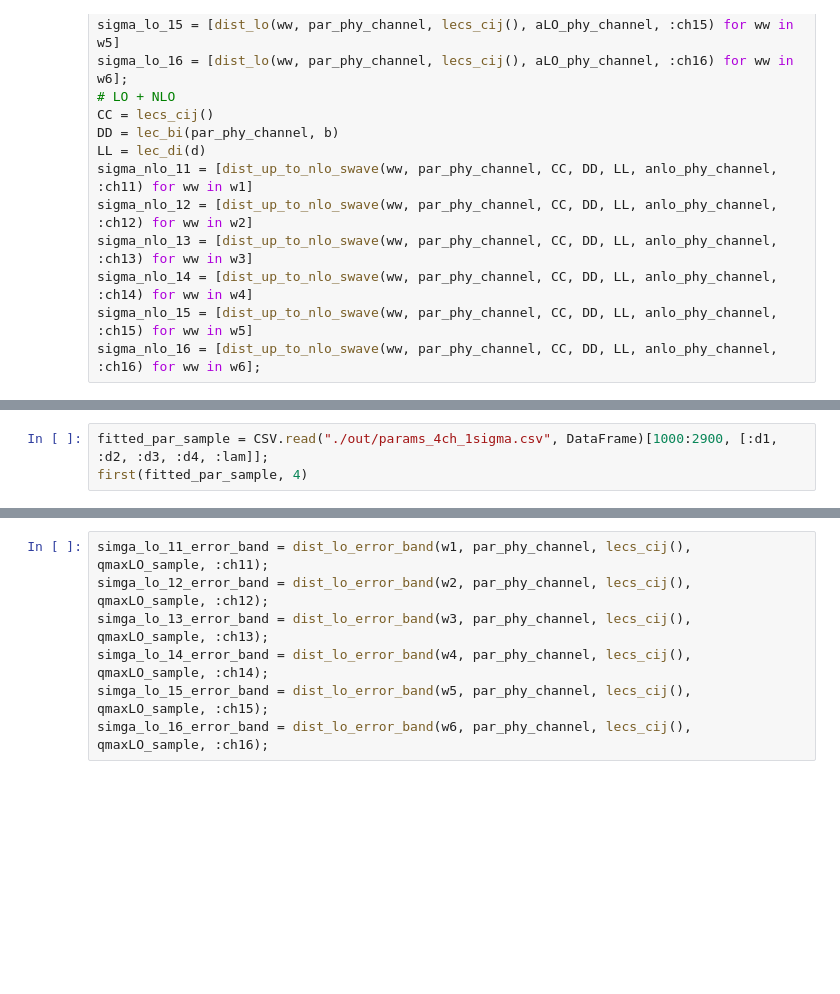
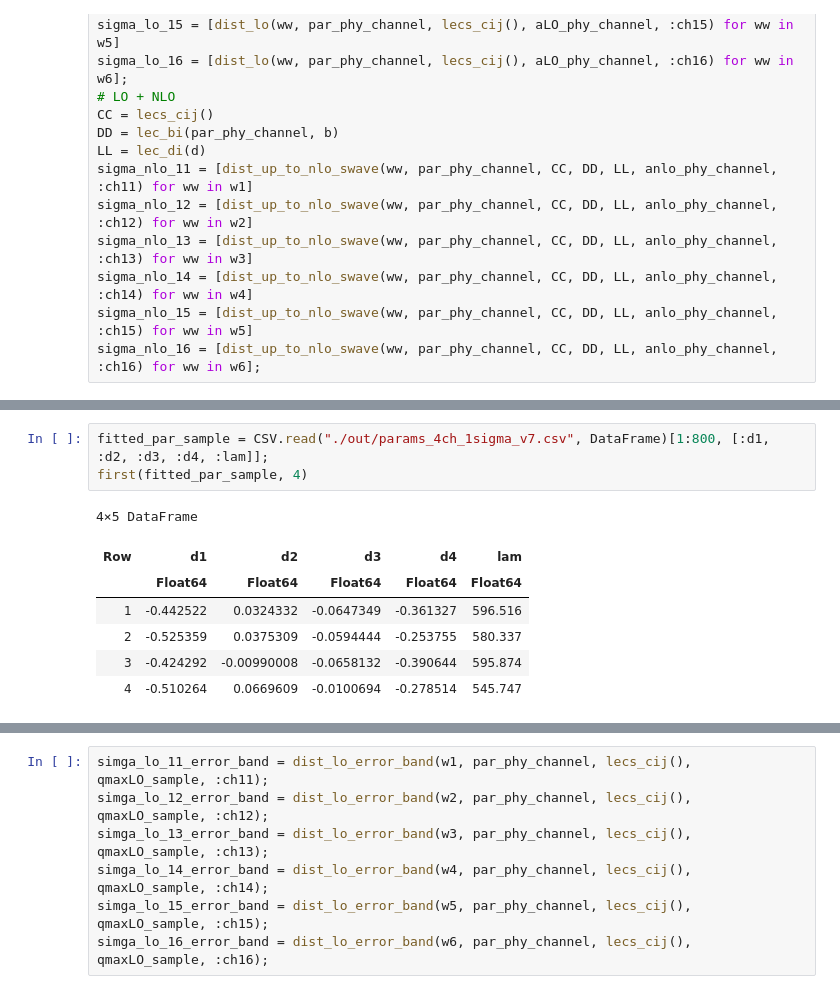
Before and after one commit to zejianzhuang-uv/N1535, a Jupyter notebook: cross_section_lambda.ipynb, the cells around one changed output, grey strips where cells are left out. Saved outputs shown, nothing was run; the diff lists cells and outputs as text; blank space fills up the shorter version.

```diff
--- a/cross_section_lambda.ipynb
+++ b/cross_section_lambda.ipynb
@@ -239,6 +249,14 @@ gcf()
 # %%
-fitted_par_sample = CSV.read("./out/params_4ch_1sigma.csv", DataFrame)[1000:2900, [:d1, :d2, :d3, :d4, :lam]];
+fitted_par_sample = CSV.read("./out/params_4ch_1sigma_v7.csv", DataFrame)[1:800, [:d1, :d2, :d3, :d4, :lam]];
 first(fitted_par_sample, 4)
+# %% [output]
+4×5 DataFrame
+| Row | d1 | d2 | d3 | d4 | lam |
+|  | Float64 | Float64 | Float64 | Float64 | Float64 |
+| 1 | -0.442522 | 0.0324332 | -0.0647349 | -0.361327 | 596.516 |
+| 2 | -0.525359 | 0.0375309 | -0.0594444 | -0.253755 | 580.337 |
+| 3 | -0.424292 | -0.00990008 | -0.0658132 | -0.390644 | 595.874 |
+| 4 | -0.510264 | 0.0669609 | -0.0100694 | -0.278514 | 545.747 |
 # %%
 function dist_up_to_nlo_swave_error_band(w, par, C, D, fitted_par_sample, ch; mu=630e0, filter_upper=150)
     dist_w = []
```
Also changed, not shown: parts of 15 cells of this notebook, 6 other files.
